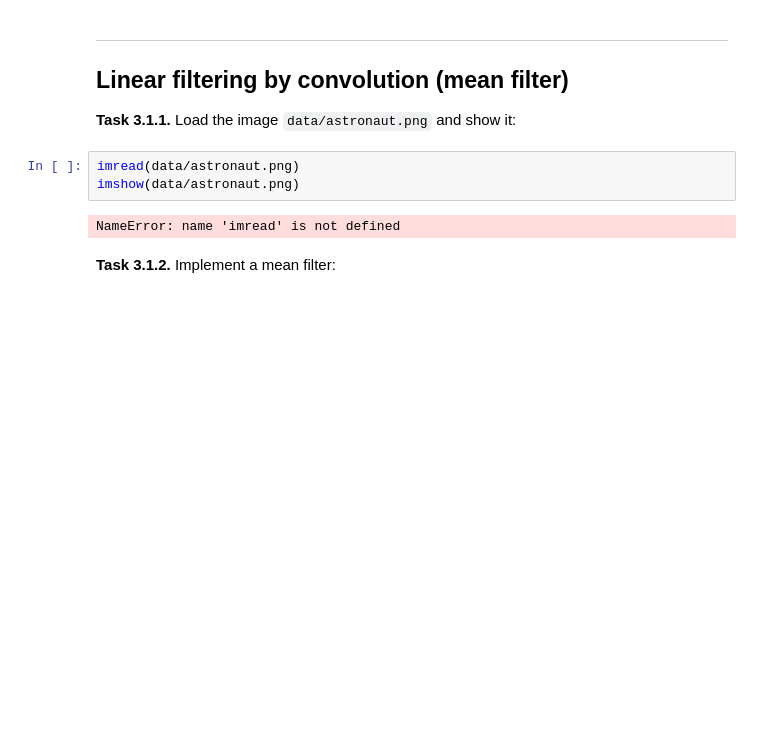
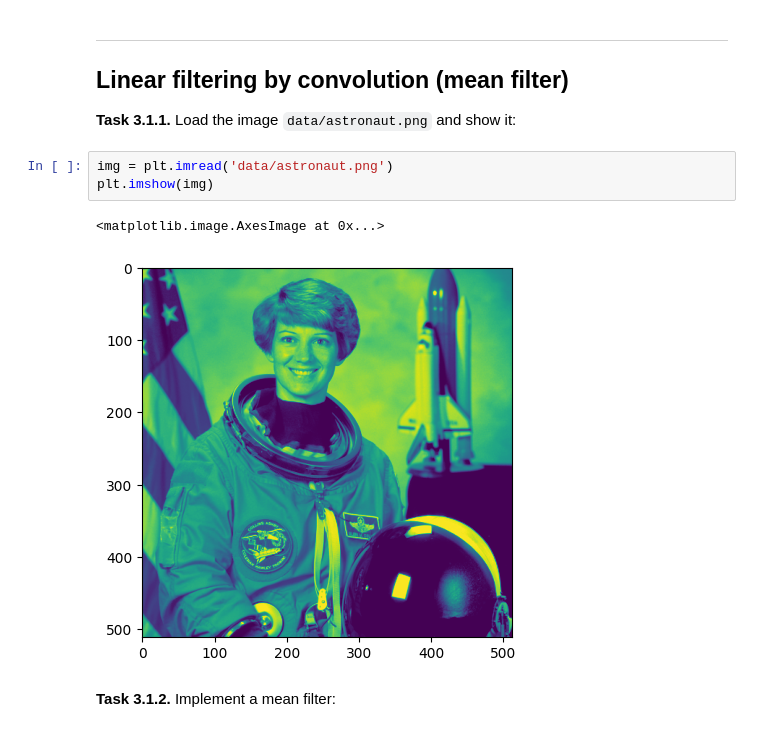
Before and after one commit to joystoeber/mobi-fs3-python, a Jupyter notebook: task3.ipynb, the cells around one changed output. Saved outputs shown, nothing was run; the diff lists cells and outputs as text; blank space fills up the shorter version.

```diff
--- a/task3.ipynb
+++ b/task3.ipynb
@@ -10,10 +10,11 @@ import matplotlib.pyplot as plt
 
 **<a id="#">Task 3.1.1.</a>** Load the image `data/astronaut.png` and show it:
 # %%
-imread(data/astronaut.png)
-imshow(data/astronaut.png)
+img = plt.imread('data/astronaut.png')
+plt.imshow(img)
 # %% [output]
-NameError: name 'imread' is not defined
+<matplotlib.image.AxesImage at 0x...>
+[figure, added]
 # %% [markdown]
 **<a id="#">Task 3.1.2.</a>** Implement a mean filter:
 # %%
```
